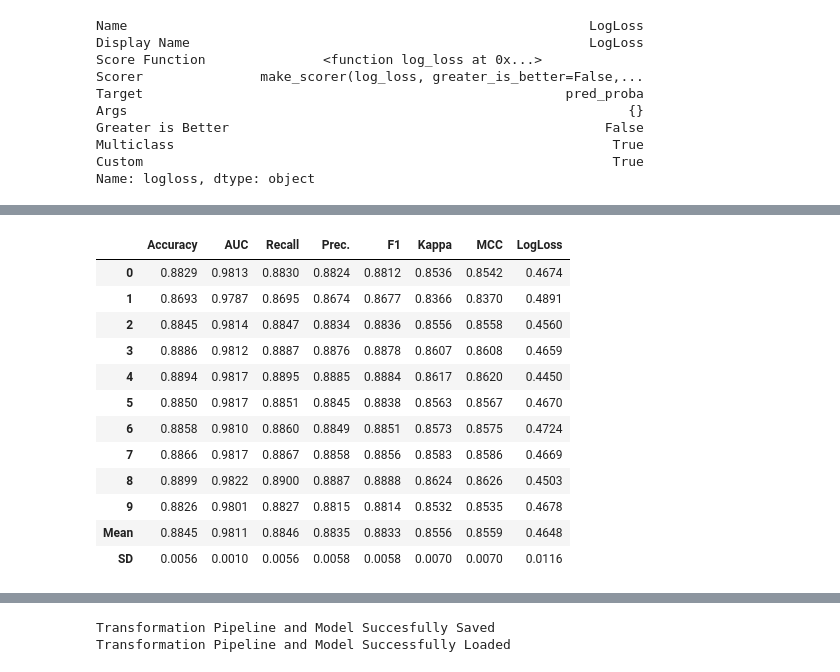
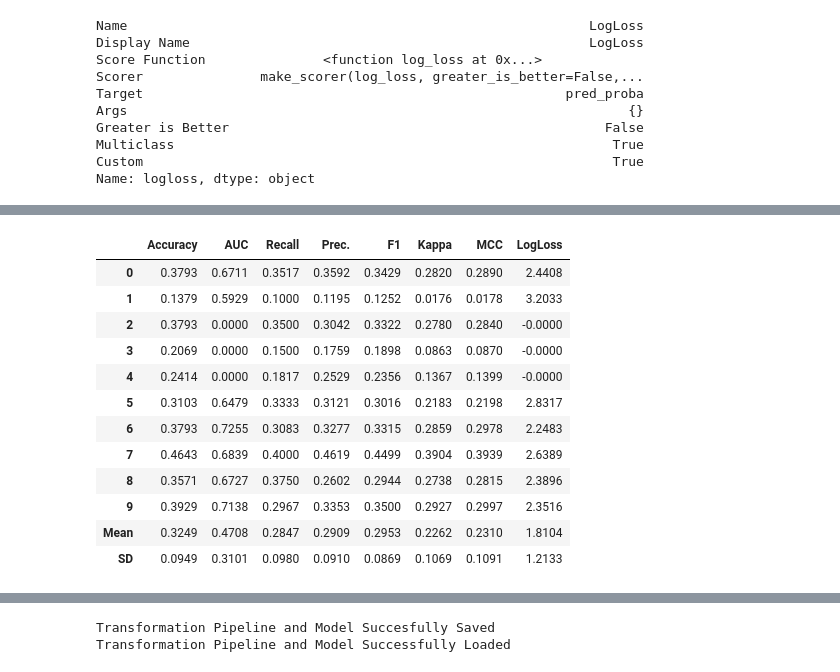
Before and after one commit to adam1214/DL_Final, a Jupyter notebook: pycaret.ipynb, the cells around one changed output, grey strips where cells are left out. Drawn from its saved outputs; the diff is of its cells as text; code cells hidden in the pictures.

```diff
--- a/pycaret.ipynb
+++ b/pycaret.ipynb
@@ -127,18 +127,18 @@ models = compare_models()
 # %%
-#et = create_model('et')
+gbc = create_model('gbc')
 # %% [output]
 |  | Accuracy | AUC | Recall | Prec. | F1 | Kappa | MCC | LogLoss |
-| 0 | 0.8829 | 0.9813 | 0.8830 | 0.8824 | 0.8812 | 0.8536 | 0.8542 | 0.4674 |
-| 1 | 0.8693 | 0.9787 | 0.8695 | 0.8674 | 0.8677 | 0.8366 | 0.8370 | 0.4891 |
-| 2 | 0.8845 | 0.9814 | 0.8847 | 0.8834 | 0.8836 | 0.8556 | 0.8558 | 0.4560 |
-| 3 | 0.8886 | 0.9812 | 0.8887 | 0.8876 | 0.8878 | 0.8607 | 0.8608 | 0.4659 |
-| 4 | 0.8894 | 0.9817 | 0.8895 | 0.8885 | 0.8884 | 0.8617 | 0.8620 | 0.4450 |
-| 5 | 0.8850 | 0.9817 | 0.8851 | 0.8845 | 0.8838 | 0.8563 | 0.8567 | 0.4670 |
-| 6 | 0.8858 | 0.9810 | 0.8860 | 0.8849 | 0.8851 | 0.8573 | 0.8575 | 0.4724 |
-| 7 | 0.8866 | 0.9817 | 0.8867 | 0.8858 | 0.8856 | 0.8583 | 0.8586 | 0.4669 |
-| 8 | 0.8899 | 0.9822 | 0.8900 | 0.8887 | 0.8888 | 0.8624 | 0.8626 | 0.4503 |
-| 9 | 0.8826 | 0.9801 | 0.8827 | 0.8815 | 0.8814 | 0.8532 | 0.8535 | 0.4678 |
-| Mean | 0.8845 | 0.9811 | 0.8846 | 0.8835 | 0.8833 | 0.8556 | 0.8559 | 0.4648 |
-| SD | 0.0056 | 0.0010 | 0.0056 | 0.0058 | 0.0058 | 0.0070 | 0.0070 | 0.0116 |
+| 0 | 0.3793 | 0.6711 | 0.3517 | 0.3592 | 0.3429 | 0.2820 | 0.2890 | 2.4408 |
+| 1 | 0.1379 | 0.5929 | 0.1000 | 0.1195 | 0.1252 | 0.0176 | 0.0178 | 3.2033 |
+| 2 | 0.3793 | 0.0000 | 0.3500 | 0.3042 | 0.3322 | 0.2780 | 0.2840 | -0.0000 |
+| 3 | 0.2069 | 0.0000 | 0.1500 | 0.1759 | 0.1898 | 0.0863 | 0.0870 | -0.0000 |
+| 4 | 0.2414 | 0.0000 | 0.1817 | 0.2529 | 0.2356 | 0.1367 | 0.1399 | -0.0000 |
+| 5 | 0.3103 | 0.6479 | 0.3333 | 0.3121 | 0.3016 | 0.2183 | 0.2198 | 2.8317 |
+| 6 | 0.3793 | 0.7255 | 0.3083 | 0.3277 | 0.3315 | 0.2859 | 0.2978 | 2.2483 |
+| 7 | 0.4643 | 0.6839 | 0.4000 | 0.4619 | 0.4499 | 0.3904 | 0.3939 | 2.6389 |
+| 8 | 0.3571 | 0.6727 | 0.3750 | 0.2602 | 0.2944 | 0.2738 | 0.2815 | 2.3896 |
+| 9 | 0.3929 | 0.7138 | 0.2967 | 0.3353 | 0.3500 | 0.2927 | 0.2997 | 2.3516 |
+| Mean | 0.3249 | 0.4708 | 0.2847 | 0.2909 | 0.2953 | 0.2262 | 0.2310 | 1.8104 |
+| SD | 0.0949 | 0.3101 | 0.0980 | 0.0910 | 0.0869 | 0.1069 | 0.1091 | 1.2133 |
 # %%
 #rf = create_model('rf')
```
Also changed, not shown: parts of 11 cells of this notebook, 4 other files.
